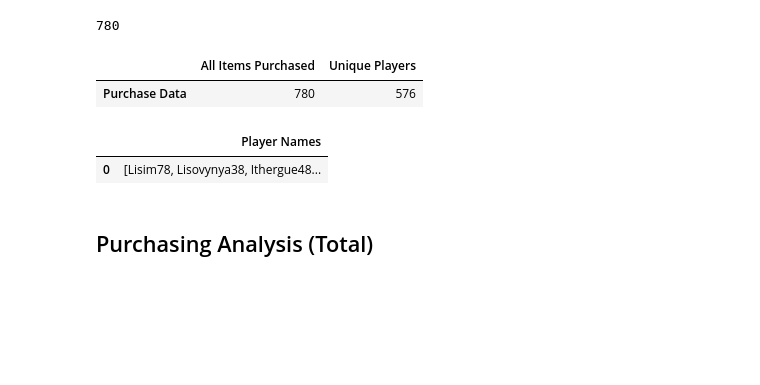
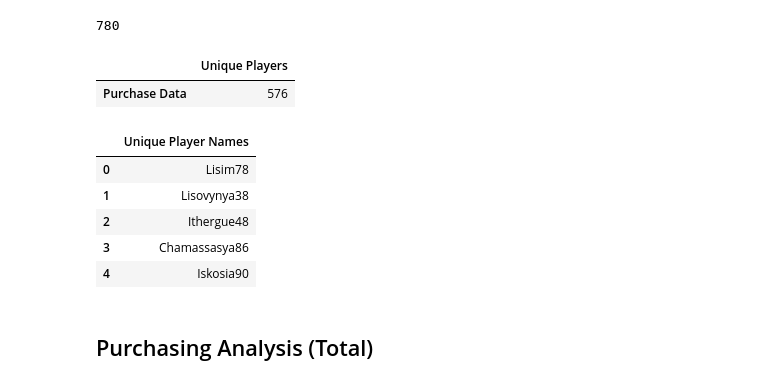
Before and after one commit to jasonmgarner/Personal-GitHub, a Jupyter notebook: Panda_Homework/HeroesOfPymoli/HeroesOfPymoli_starter.ipynb, the cells around one changed output. Drawn from its saved outputs; the diff is of its cells as text; code cells hidden in the pictures; blank space fills up the shorter version.

```diff
--- a/Panda_Homework/HeroesOfPymoli/HeroesOfPymoli_starter.ipynb
+++ b/Panda_Homework/HeroesOfPymoli/HeroesOfPymoli_starter.ipynb
@@ -28,18 +27,26 @@ All_Items
 780
 # %%
 Total_Players = len(purchase_data["SN"].unique())
-Total_Players_df = pd.DataFrame({"All Items Purchased": [All_Items], "Unique Players": [Total_Players]}, index=["Purchase Data"])
+Total_Players_df = pd.DataFrame({"Unique Players": [Total_Players]}, index=["Purchase Data"])
 Total_Players_df
 # %% [output]
-|  | All Items Purchased | Unique Players |
-| Purchase Data | 780 | 576 |
+|  | Unique Players |
+| Purchase Data | 576 |
-# %%
-SN_List = purchase_data["SN"].unique()
-Player_Names = pd.DataFrame({"Player Names": [SN_List]})
-Player_Names
-# %% [output]
-|  | Player Names |
-| 0 | [Lisim78, Lisovynya38, Ithergue48... |
+# %%
+Dropped_Duplicates = purchase_data.drop_duplicates("SN")
+
+Player_Names = Dropped_Duplicates[["SN"]]
+
+Players_Names_df = Player_Names.rename(columns={"SN":"Unique Player Names"})
+
+Players_Names_df.head()
+# %% [output]
+|  | Unique Player Names |
+| 0 | Lisim78 |
+| 1 | Lisovynya38 |
+| 2 | Ithergue48 |
+| 3 | Chamassasya86 |
+| 4 | Iskosia90 |
 # %% [markdown]
 ## Purchasing Analysis (Total)
 # %% [markdown]
```
Also changed, not shown: parts of 9 cells of this notebook.
